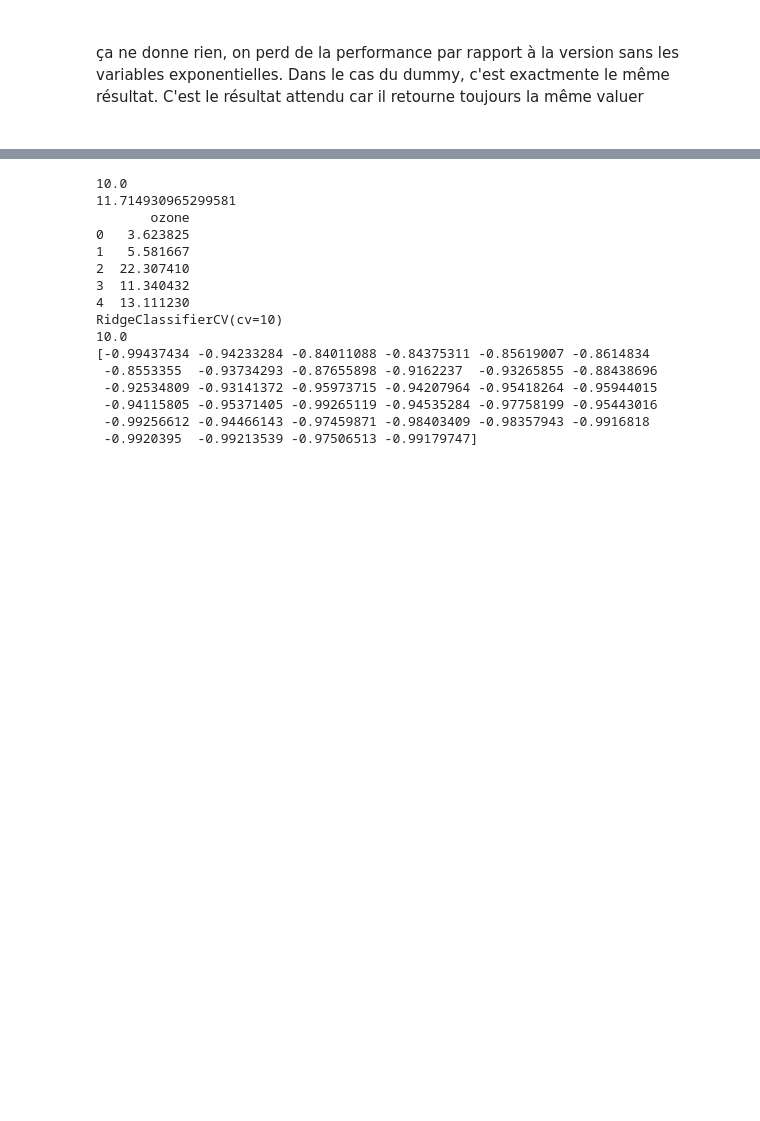
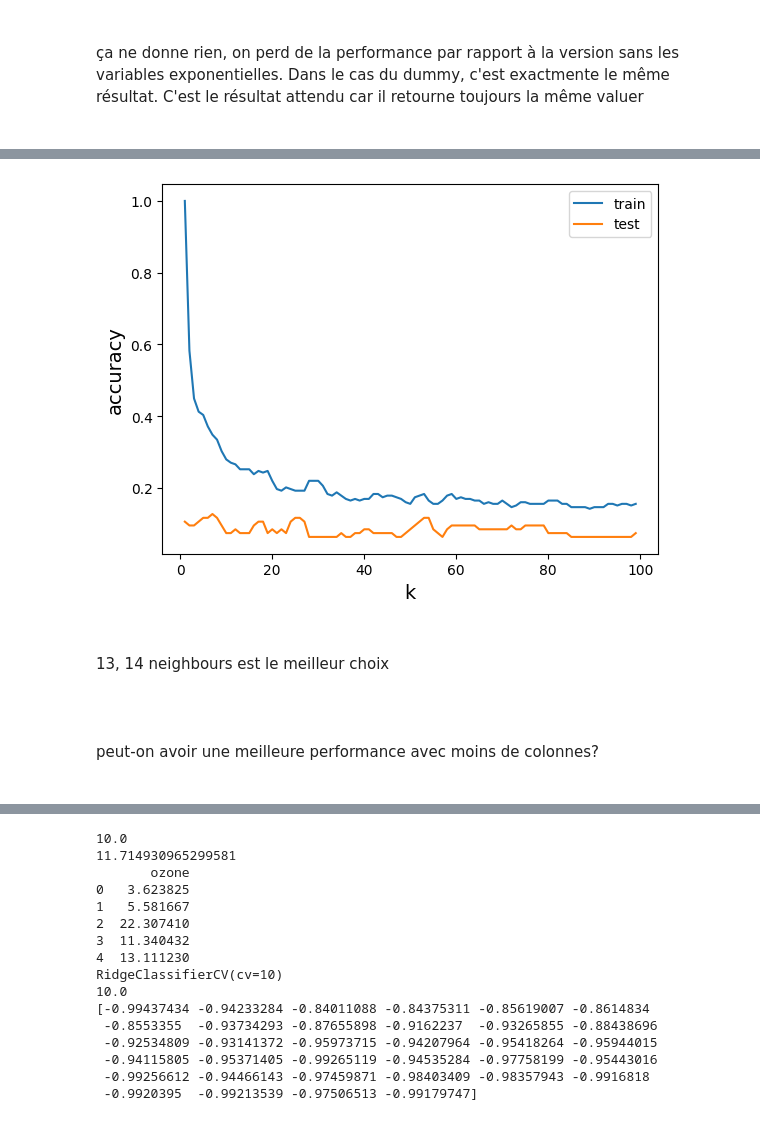
Before and after one commit to rennyatwork/CegepSteFoy_IA, a Jupyter notebook: 05_MachineLearning/TP01/tp01_v03.ipynb, the cells around one changed output, grey strips where cells are left out. Drawn from its saved outputs; the diff is of its cells as text; code cells hidden in the pictures; blank space fills up the shorter version.

```diff
--- a/05_MachineLearning/TP01/tp01_v03.ipynb
+++ b/05_MachineLearning/TP01/tp01_v03.ipynb
@@ -441,0 +548,16 @@ plot_graph_knn()
+# %%
+plot_graph_knn(pMaxRangeNeighbours=100)
+# %% [output]
+[figure, added]
+# %% [markdown]
+####
+
+13, 14 neighbours est le meilleur choix
+
+####
+# %% [markdown]
+###
+
+peut-on avoir une meilleure performance avec moins de colonnes?
+
+###
```
Also changed, not shown: parts of 37 cells of this notebook.
